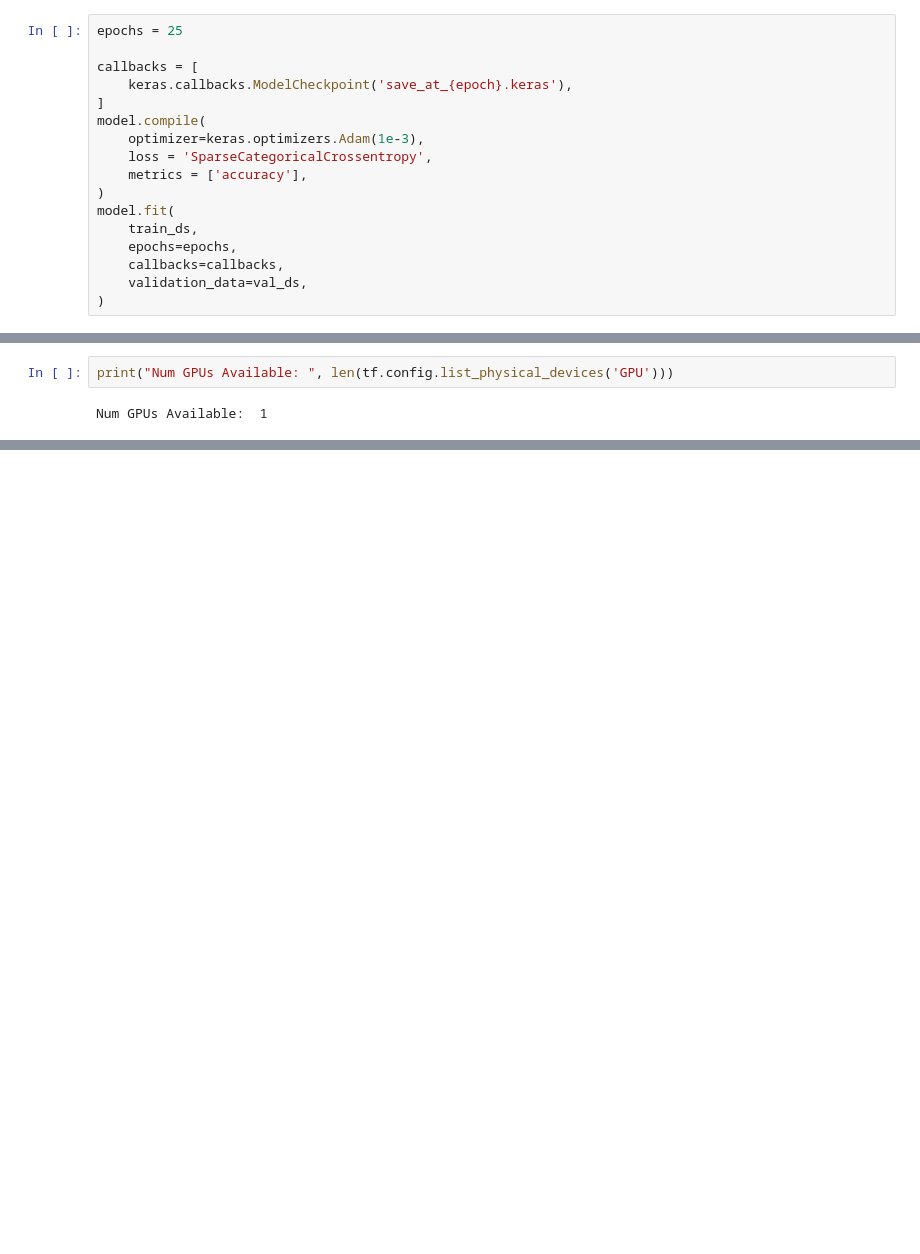
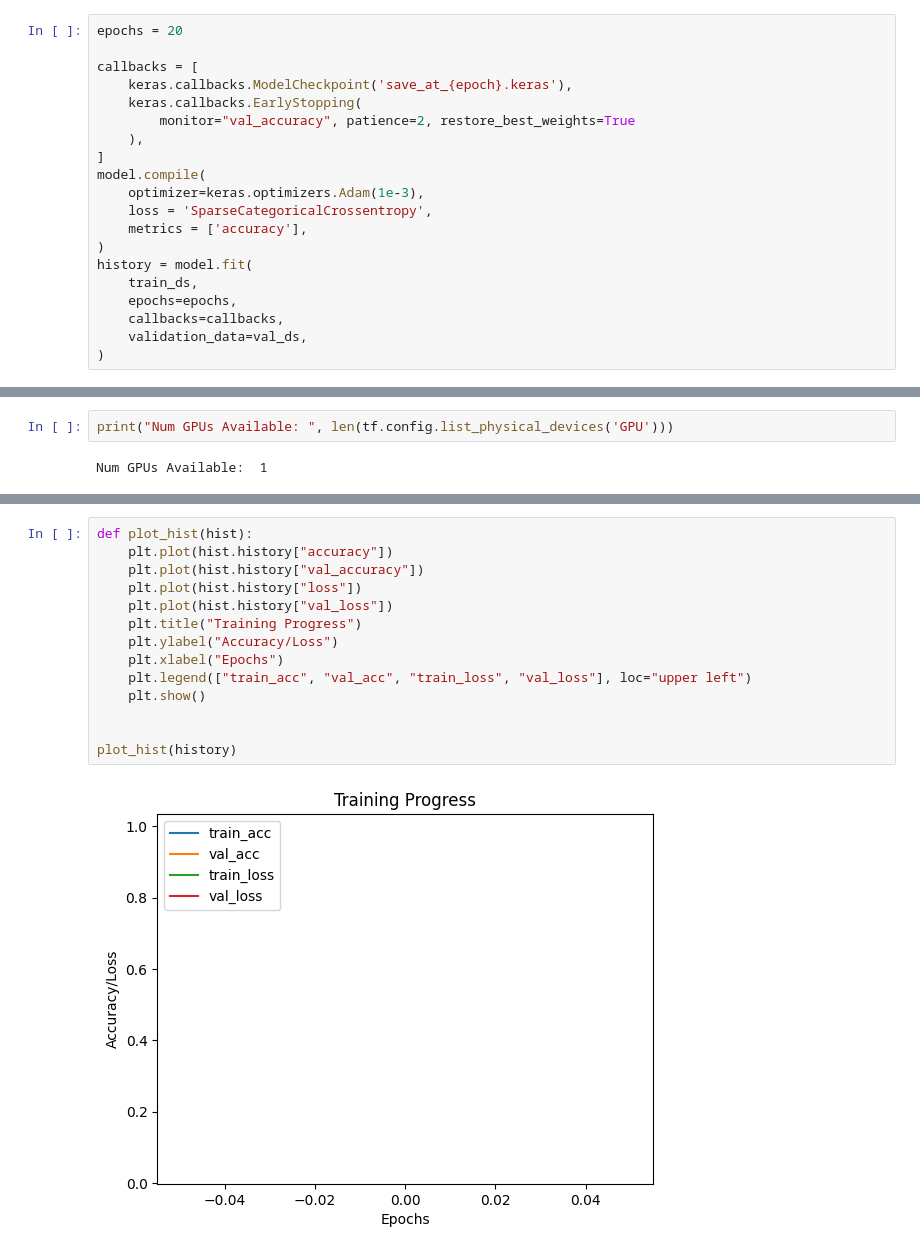
Before and after one commit to slashfast/bowhead_whale, a Jupyter notebook: main.ipynb, the cells around one changed output, grey strips where cells are left out. Saved outputs shown, nothing was run; the diff lists cells and outputs as text; blank space fills up the shorter version.

```diff
--- a/main.ipynb
+++ b/main.ipynb
@@ -162,15 +117,18 @@ Executing op AssignVariableOp in device /job:localhost/replica:0/task:0/device:G
 # %%
-epochs = 25
+epochs = 20
 
 callbacks = [
     keras.callbacks.ModelCheckpoint('save_at_{epoch}.keras'),
+    keras.callbacks.EarlyStopping(
+        monitor="val_accuracy", patience=2, restore_best_weights=True
+    ),
 ]
 model.compile(
     optimizer=keras.optimizers.Adam(1e-3),
     loss = 'SparseCategoricalCrossentropy',
     metrics = ['accuracy'],
 )
-model.fit(
+history = model.fit(
     train_ds,
     epochs=epochs,
     callbacks=callbacks,
@@ -200,0 +172,16 @@ Num GPUs Available:  1
+# %%
+def plot_hist(hist):
+    plt.plot(hist.history["accuracy"])
+    plt.plot(hist.history["val_accuracy"])
+    plt.plot(hist.history["loss"])
+    plt.plot(hist.history["val_loss"])
+    plt.title("Training Progress")
+    plt.ylabel("Accuracy/Loss")
+    plt.xlabel("Epochs")
+    plt.legend(["train_acc", "val_acc", "train_loss", "val_loss"], loc="upper left")
+    plt.show()
+
+
+plot_hist(history)
+# %% [output]
+[figure, added]
```
Also changed, not shown: parts of 9 cells of this notebook.
